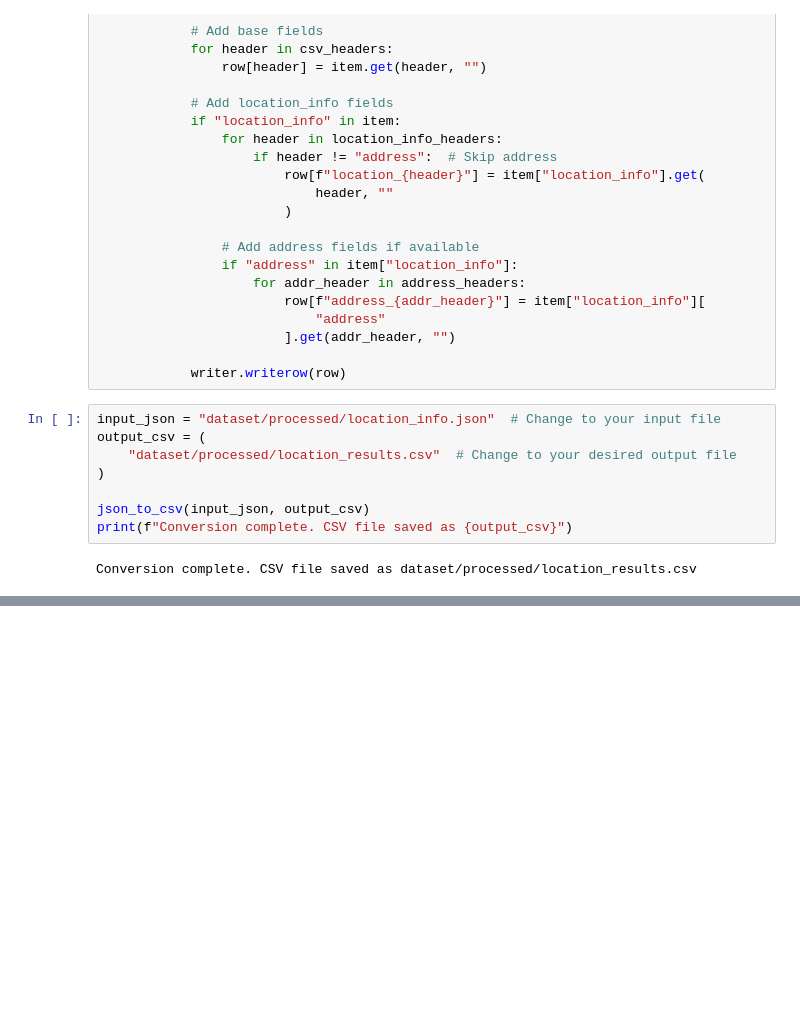
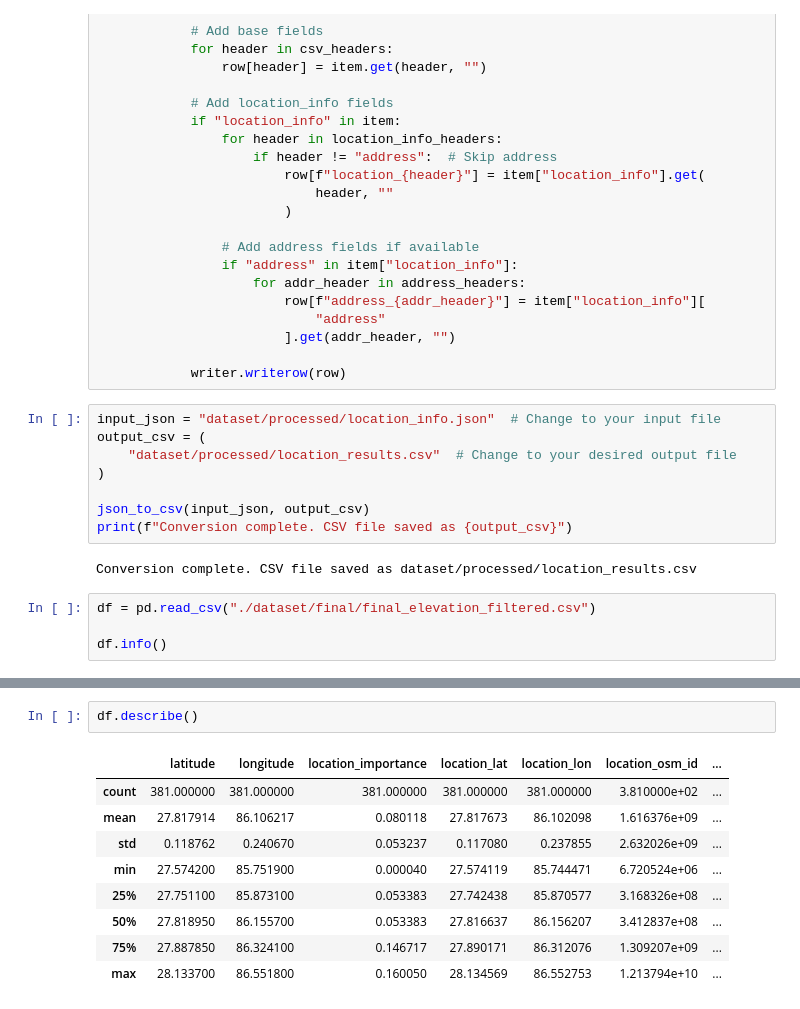
Before and after one commit to sahrohit/trekking-route-planner, a Jupyter notebook: notebook.ipynb, the cells around one changed output, grey strips where cells are left out. Saved outputs shown, nothing was run; the diff lists cells and outputs as text; blank space fills up the shorter version.

```diff
--- a/notebook.ipynb
+++ b/notebook.ipynb
@@ -356,3 +352,7 @@ json_to_csv(input_json, output_csv)
 print(f"Conversion complete. CSV file saved as {output_csv}")
 # %% [output]
 Conversion complete. CSV file saved as dataset/processed/location_results.csv
+# %%
+df = pd.read_csv("./dataset/final/final_elevation_filtered.csv")
+
+df.info()
@@ -358,0 +377,12 @@ Conversion complete. CSV file saved as dataset/processed/location_results.csv
+# %%
+df.describe()
+# %% [output]
+|  | latitude | longitude | location_importance | location_lat | location_lon | location_osm_id | ... |
+| count | 381.000000 | 381.000000 | 381.000000 | 381.000000 | 381.000000 | 3.810000e+02 | ... |
+| mean | 27.817914 | 86.106217 | 0.080118 | 27.817673 | 86.102098 | 1.616376e+09 | ... |
+| std | 0.118762 | 0.240670 | 0.053237 | 0.117080 | 0.237855 | 2.632026e+09 | ... |
+| min | 27.574200 | 85.751900 | 0.000040 | 27.574119 | 85.744471 | 6.720524e+06 | ... |
+| 25% | 27.751100 | 85.873100 | 0.053383 | 27.742438 | 85.870577 | 3.168326e+08 | ... |
+| 50% | 27.818950 | 86.155700 | 0.053383 | 27.816637 | 86.156207 | 3.412837e+08 | ... |
+| 75% | 27.887850 | 86.324100 | 0.146717 | 27.890171 | 86.312076 | 1.309207e+09 | ... |
+| max | 28.133700 | 86.551800 | 0.160050 | 28.134569 | 86.552753 | 1.213794e+10 | ... |
```
Also changed, not shown: parts of 2 cells of this notebook, 9 other files.
